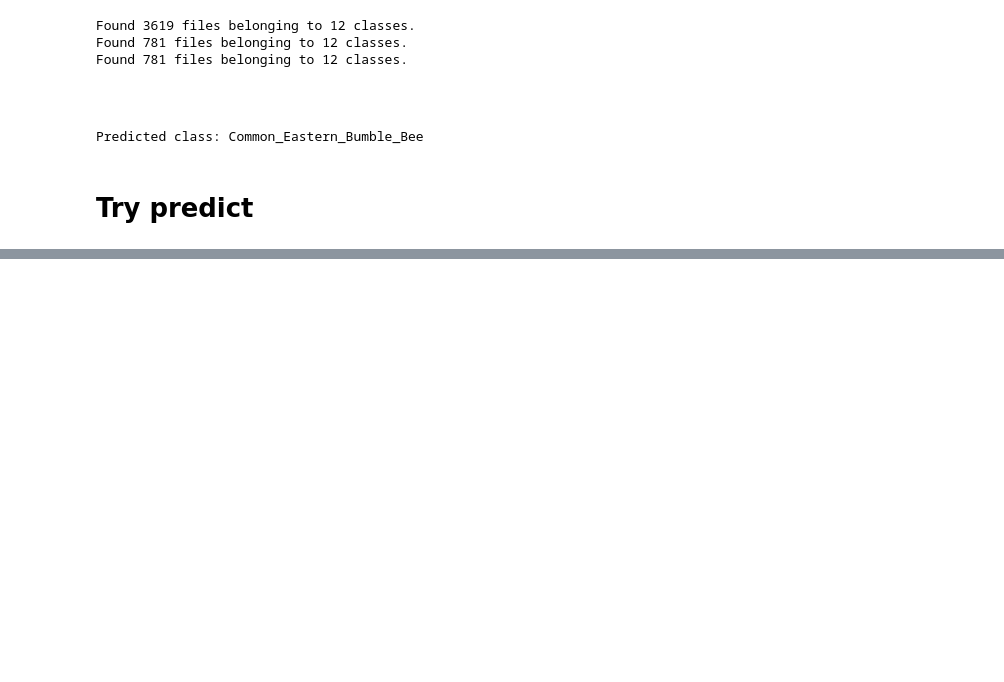
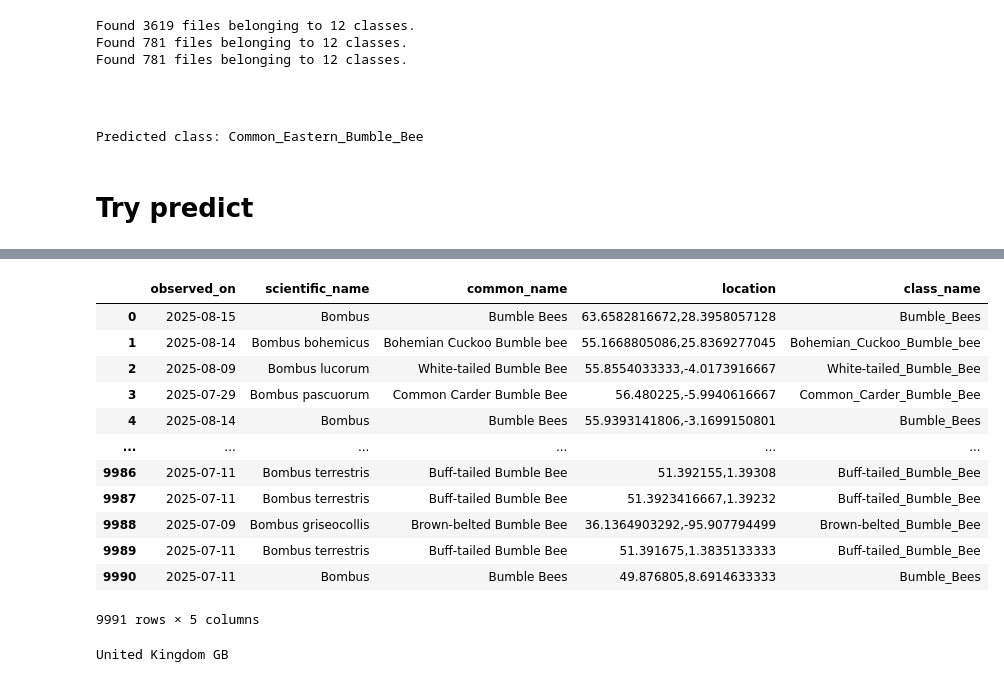
Before and after one commit to katherinestewart/bee-tector, a Jupyter notebook: notebooks/katherine.ipynb, the cells around one changed output, grey strips where cells are left out. Cells and saved outputs as stored; diff of their text form; code cells hidden in the pictures; blank space fills up the shorter version.

```diff
--- a/notebooks/katherine.ipynb
+++ b/notebooks/katherine.ipynb
@@ -192,0 +160,29 @@ pred
+# %%
+name_loc_df
+# %% [output]
+|  | observed_on | scientific_name | common_name | location | class_name |
+| 0 | 2025-08-15 | Bombus | Bumble Bees | 63.6582816672,28.3958057128 | Bumble_Bees |
+| 1 | 2025-08-14 | Bombus bohemicus | Bohemian Cuckoo Bumble bee | 55.1668805086,25.8369277045 | Bohemian_Cuckoo_Bumble_bee |
+| 2 | 2025-08-09 | Bombus lucorum | White-tailed Bumble Bee | 55.8554033333,-4.0173916667 | White-tailed_Bumble_Bee |
+| 3 | 2025-07-29 | Bombus pascuorum | Common Carder Bumble Bee | 56.480225,-5.9940616667 | Common_Carder_Bumble_Bee |
+| 4 | 2025-08-14 | Bombus | Bumble Bees | 55.9393141806,-3.1699150801 | Bumble_Bees |
+| ... | ... | ... | ... | ... | ... |
+| 9986 | 2025-07-11 | Bombus terrestris | Buff-tailed Bumble Bee | 51.392155,1.39308 | Buff-tailed_Bumble_Bee |
+| 9987 | 2025-07-11 | Bombus terrestris | Buff-tailed Bumble Bee | 51.3923416667,1.39232 | Buff-tailed_Bumble_Bee |
+| 9988 | 2025-07-09 | Bombus griseocollis | Brown-belted Bumble Bee | 36.1364903292,-95.907794499 | Brown-belted_Bumble_Bee |
+| 9989 | 2025-07-11 | Bombus terrestris | Buff-tailed Bumble Bee | 51.391675,1.3835133333 | Buff-tailed_Bumble_Bee |
+| 9990 | 2025-07-11 | Bombus | Bumble Bees | 49.876805,8.6914633333 | Bumble_Bees |
+9991 rows × 5 columns
+# %%
+from geopy.geocoders import Nominatim
+import time
+
+lat, lon = 51.5074, -0.1278
+geo = Nominatim(user_agent="bee-tector")
+loc = geo.reverse((lat, lon), language="en")
+
+country = loc.raw["address"].get("country")
+code = loc.raw["address"].get("country_code", "").upper()
+print(country, code)
+# %% [output]
+United Kingdom GB
```
Also changed, not shown: parts of 21 cells of this notebook.
